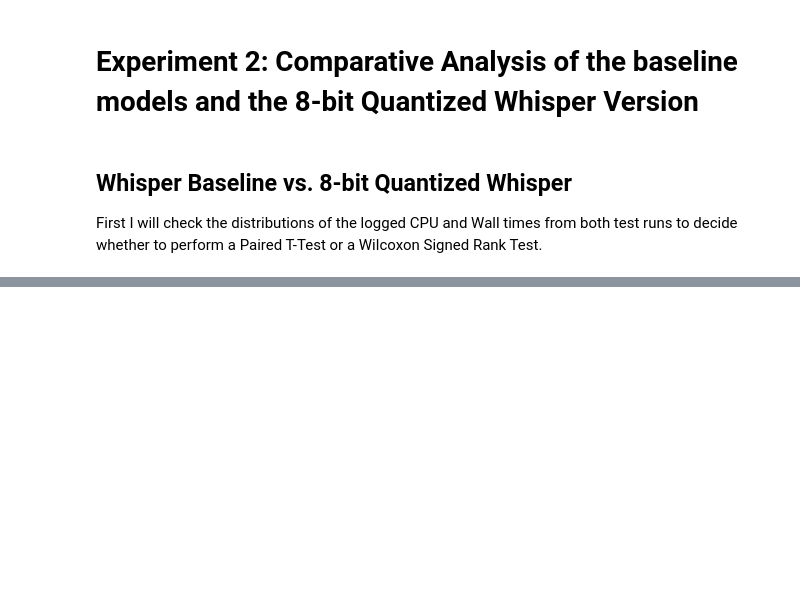
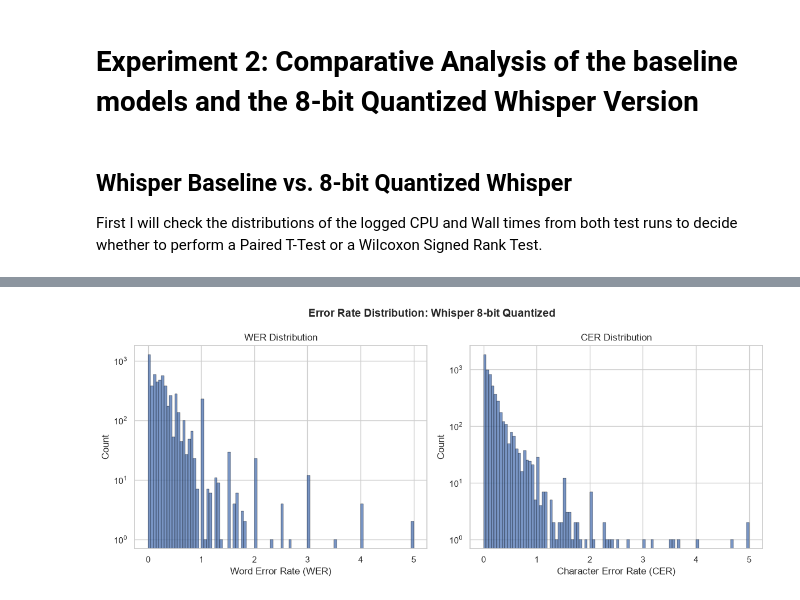
Before and after one commit to AmalieSommer/thesis_multi_speaker_asr, a Jupyter notebook: notebooks/model_comparison_analysis.ipynb, the cells around one changed output, grey strips where cells are left out. Saved outputs shown, nothing was run; the diff lists cells and outputs as text; code cells hidden in the pictures; blank space fills up the shorter version.

```diff
--- a/notebooks/model_comparison_analysis.ipynb
+++ b/notebooks/model_comparison_analysis.ipynb
@@ -53,0 +283,7 @@ efficiency_baseline_df.head(10)
+# %%
+print(processed_coral_int8_df.shape)
+print(processed_coral_baseline_df.shape)
+
+processed_coral_int8_df = processed_coral_int8_df.iloc[:len(processed_coral_baseline_df)]
+
+print(processed_coral_int8_df.shape)
@@ -53,0 +328,4 @@ efficiency_baseline_df.head(10)
+# %%
+plot_histograms(processed_coral_int8_df, model_name='Whisper 8-bit Quantized')
+# %% [output]
+[figure, added]
```
Also changed, not shown: parts of 44 cells of this notebook, 3 other files.
